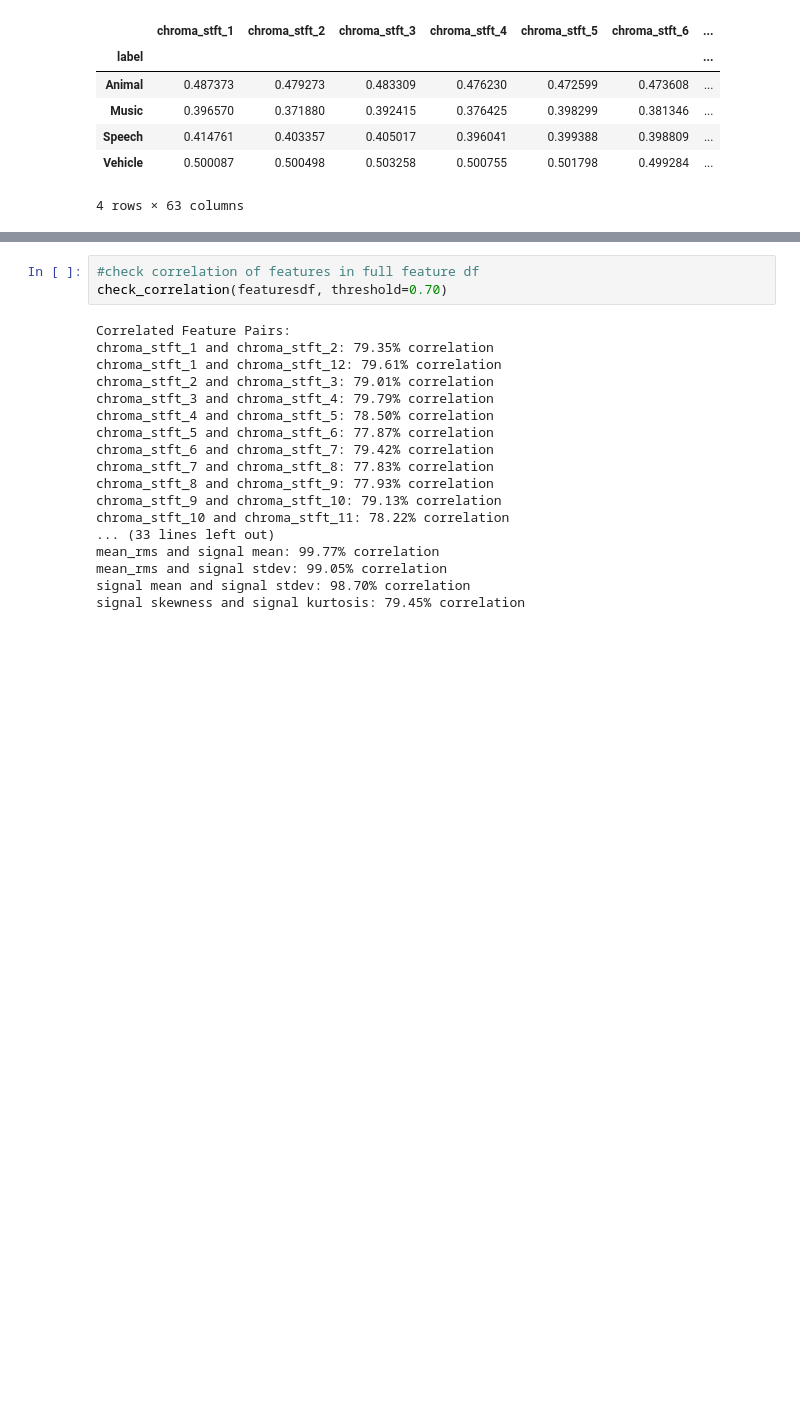
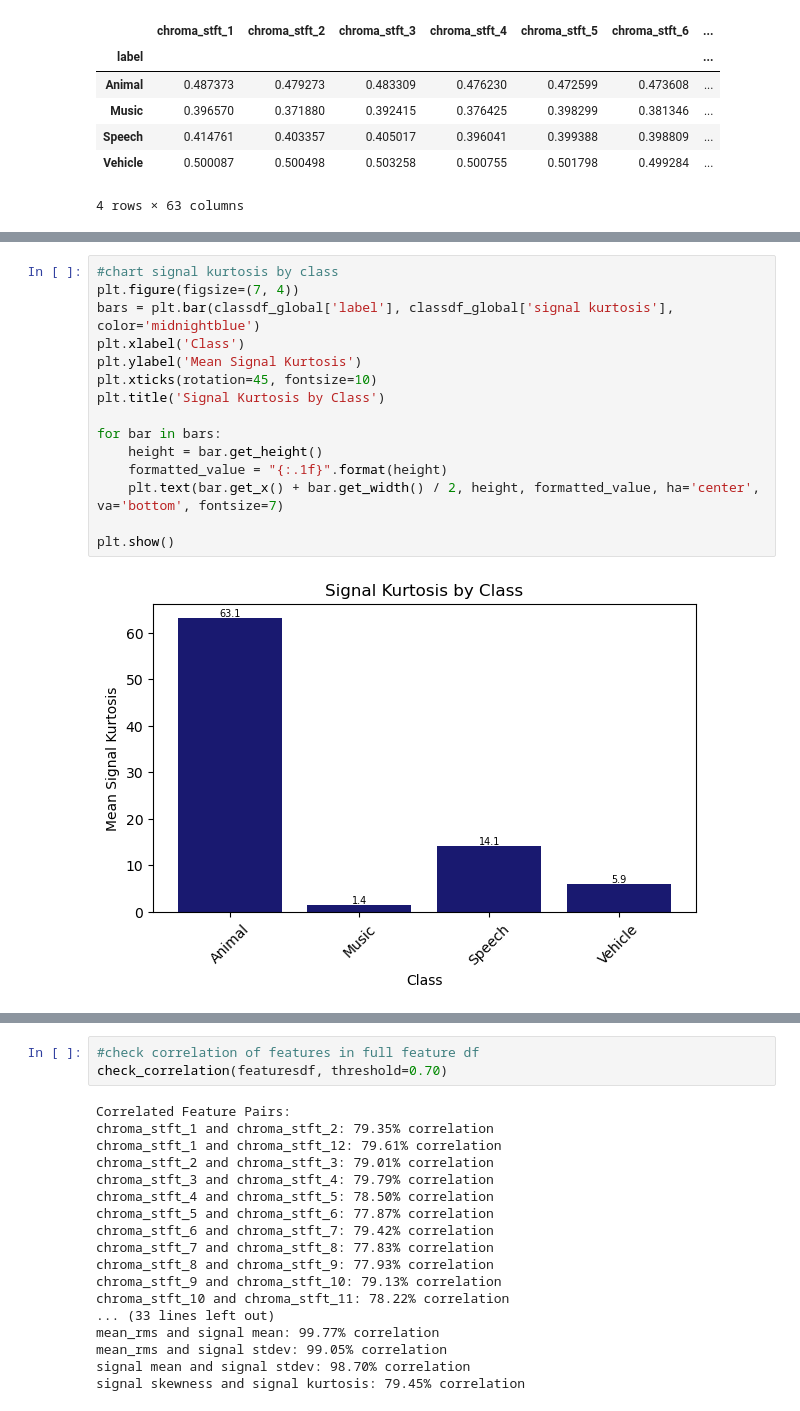
Before and after one commit to ekrueger1217/Music-Genre-Classifier, a Jupyter notebook: Sound_Classifier_Models.ipynb, the cells around one changed output, grey strips where cells are left out. Cells and saved outputs as stored; diff of their text form; blank space fills up the shorter version.

```diff
--- a/Sound_Classifier_Models.ipynb
+++ b/Sound_Classifier_Models.ipynb
@@ -276,0 +308,17 @@ class_df
+# %%
+#chart signal kurtosis by class
+plt.figure(figsize=(7, 4))
+bars = plt.bar(classdf_global['label'], classdf_global['signal kurtosis'], color='midnightblue')
+plt.xlabel('Class')
+plt.ylabel('Mean Signal Kurtosis')
+plt.xticks(rotation=45, fontsize=10)
+plt.title('Signal Kurtosis by Class')
+
+for bar in bars:
+    height = bar.get_height()
+    formatted_value = "{:.1f}".format(height)
+    plt.text(bar.get_x() + bar.get_width() / 2, height, formatted_value, ha='center', va='bottom', fontsize=7)
+
+plt.show()
+# %% [output]
+[figure, added]
```
Also changed, not shown: parts of 25 cells of this notebook, 10 other files.
